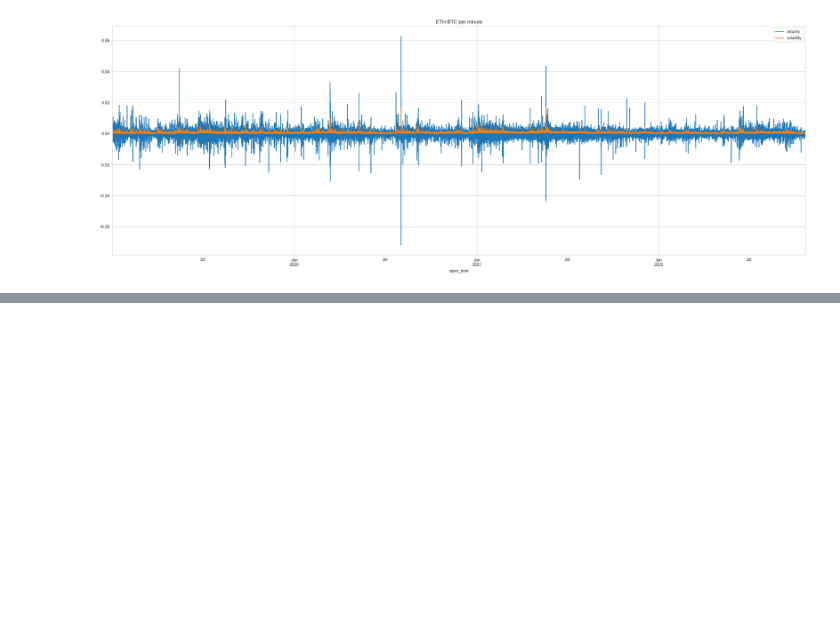
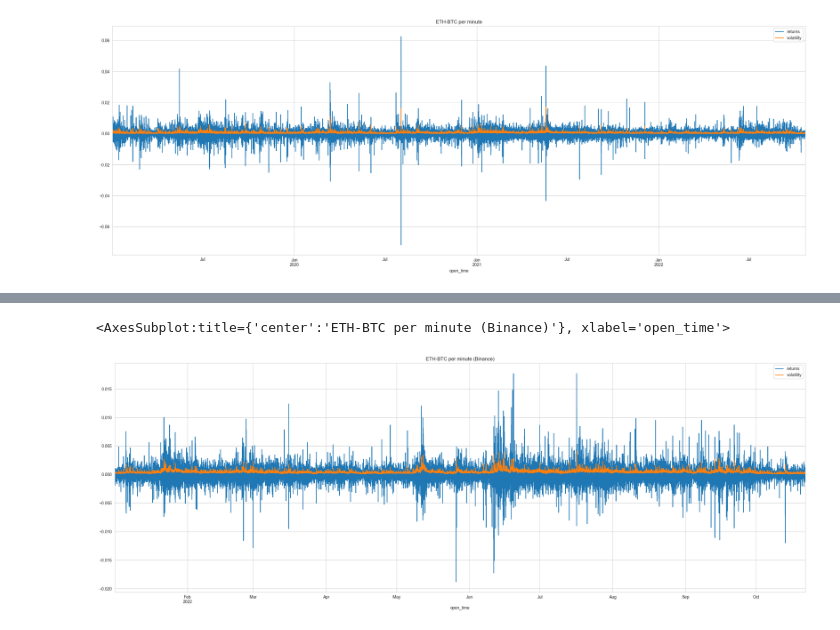
Before and after one commit to Badger-Finance/badger-influence-analytics, a Jupyter notebook: notebooks/ebtc_research/ethusdbtc_volatility.ipynb, the cells around one changed output, grey strips where cells are left out. Saved outputs shown, nothing was run; the diff lists cells and outputs as text; code cells hidden in the pictures; blank space fills up the shorter version.

```diff
--- a/notebooks/ebtc_research/ethusdbtc_volatility.ipynb
+++ b/notebooks/ebtc_research/ethusdbtc_volatility.ipynb
@@ -84,0 +122,5 @@ plt.show()
+# %%
+df_ethbtc_min[['returns', 'volatility']][df_ethbtc_min.index > '2022'].plot(title='ETH-BTC per minute (Binance)')
+# %% [output]
+<AxesSubplot:title={'center':'ETH-BTC per minute (Binance)'}, xlabel='open_time'>
+[figure, added]
```
Also changed, not shown: parts of 10 cells of this notebook, 2 other files.
